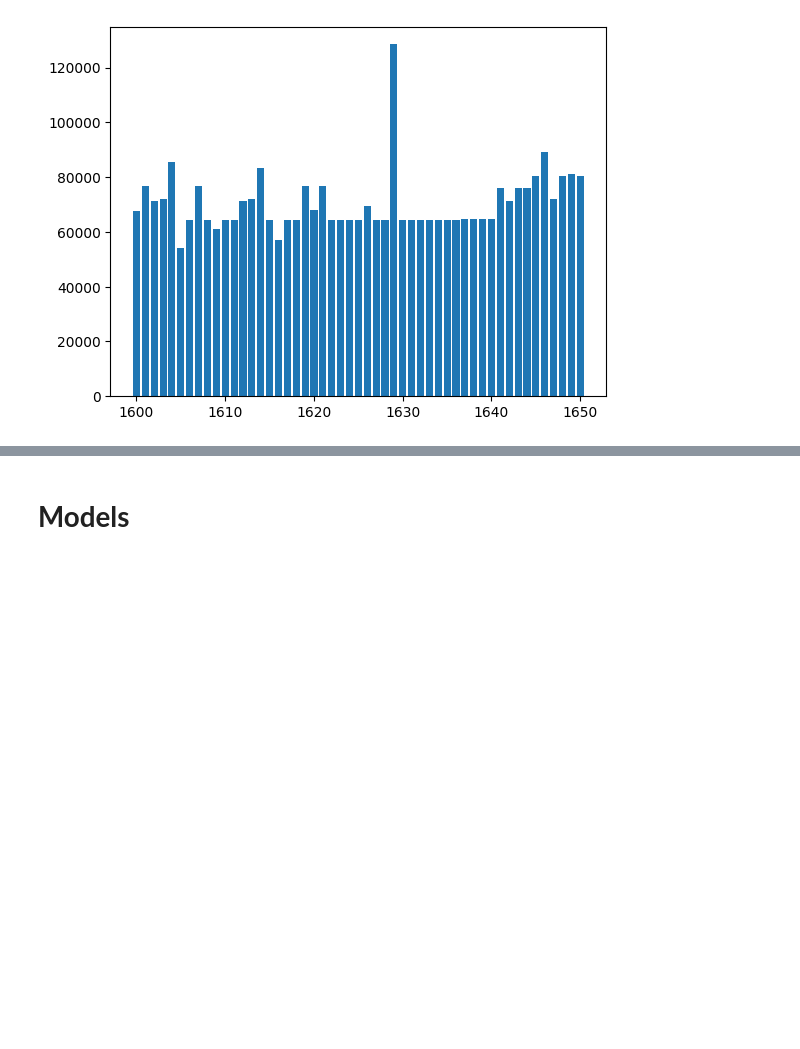
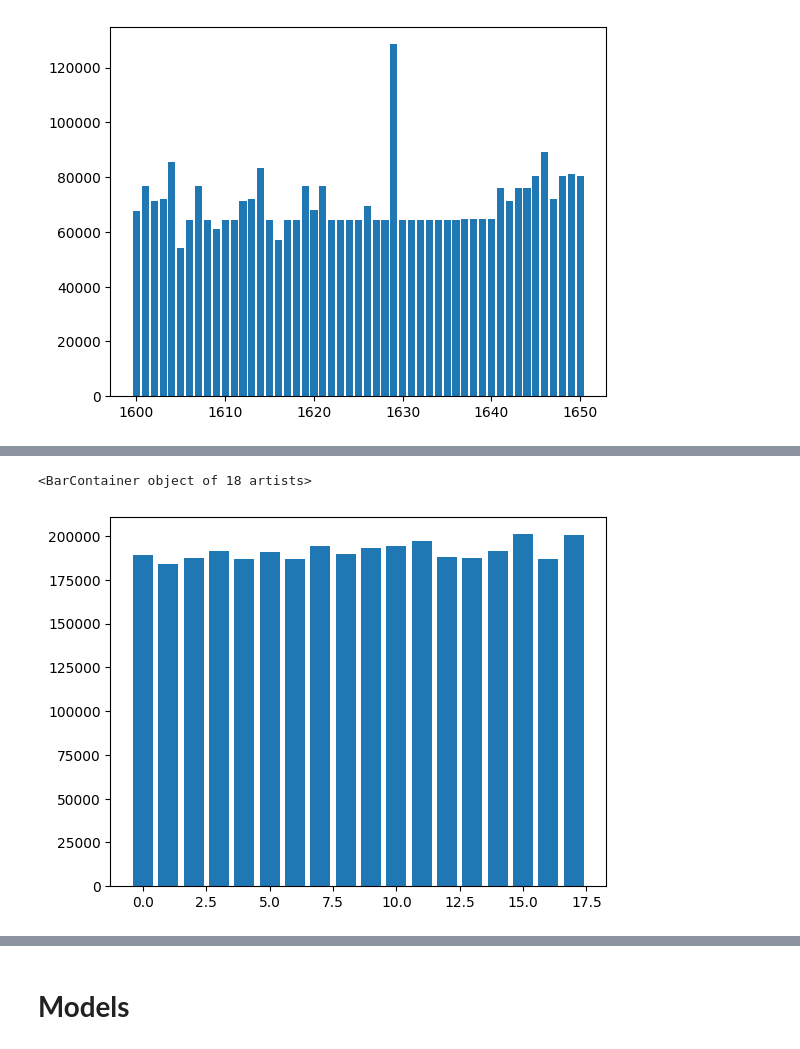
Before and after one commit to cris33rj/LSTM_giroscopio_acelerometro, a Jupyter notebook: Code/DataPrep/activity_recognition_data_concatenation_types_comparison_by_visualization_.ipynb, the cells around one changed output, grey strips where cells are left out. Cells and saved outputs as stored; diff of their text form; code cells hidden in the pictures; blank space fills up the shorter version.

```diff
--- a/Code/DataPrep/activity_recognition_data_concatenation_types_comparison_by_visualization_.ipynb
+++ b/Code/DataPrep/activity_recognition_data_concatenation_types_comparison_by_visualization_.ipynb
@@ -51,3 +51,3 @@ data_concat_index_pessoa_atividade_timestamp_joined = pd.read_csv('activity_reco
 # %%
-data_concat_groups_equalized_in_size_and_joined = pd.read_csv('activity_recognition_data_custom_concat.csv')
+data_concat_groups_equalized_in_size_and_joined_watch = pd.read_csv('activity_recognition_data_watch_concat_by_comparacao_grupos.csv')
 # %%
@@ -95,0 +106,5 @@ plt.bar(data_concat_groups_equalized_in_size_and_joined_phone["pessoa_x"].value_
+# %%
+plt.bar(data_concat_groups_equalized_in_size_and_joined_watch["atividade"].value_counts().index, data_concat_groups_equalized_in_size_and_joined_watch["atividade"].value_counts().values)
+# %% [output]
+<BarContainer object of 18 artists>
+[figure, added]
```
Also changed, not shown: parts of 9 cells of this notebook.
